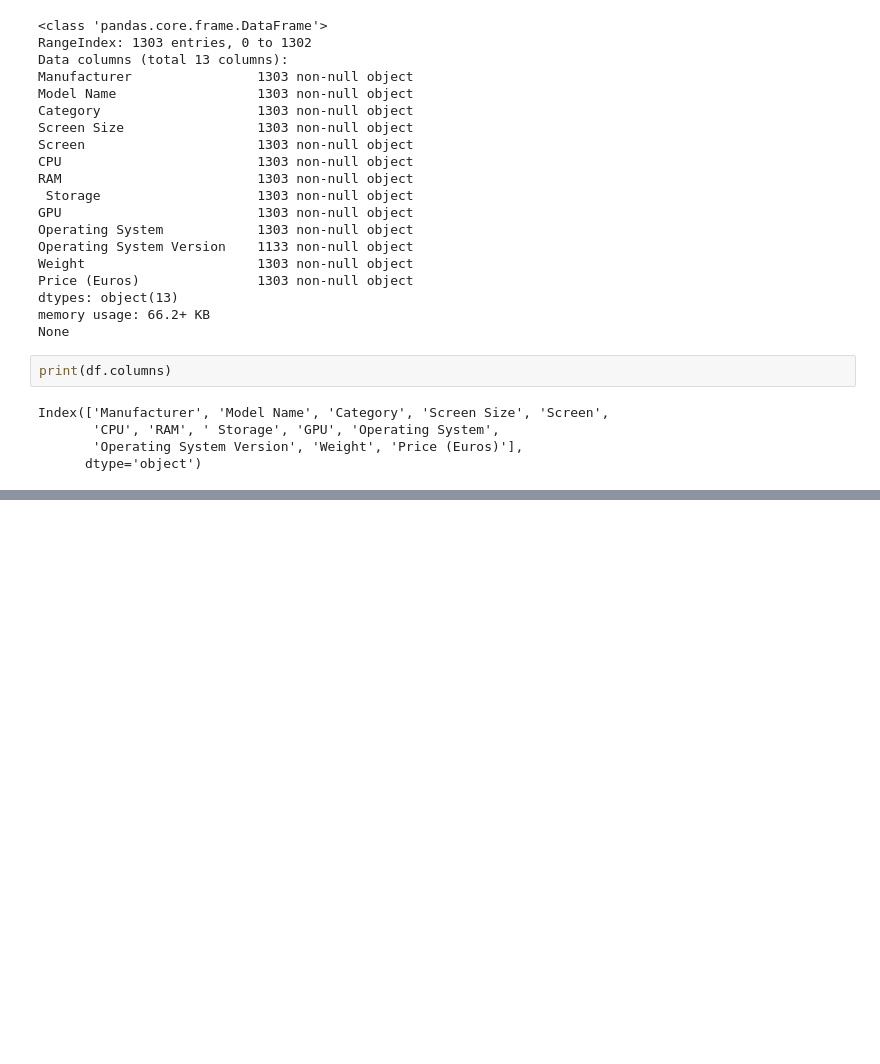
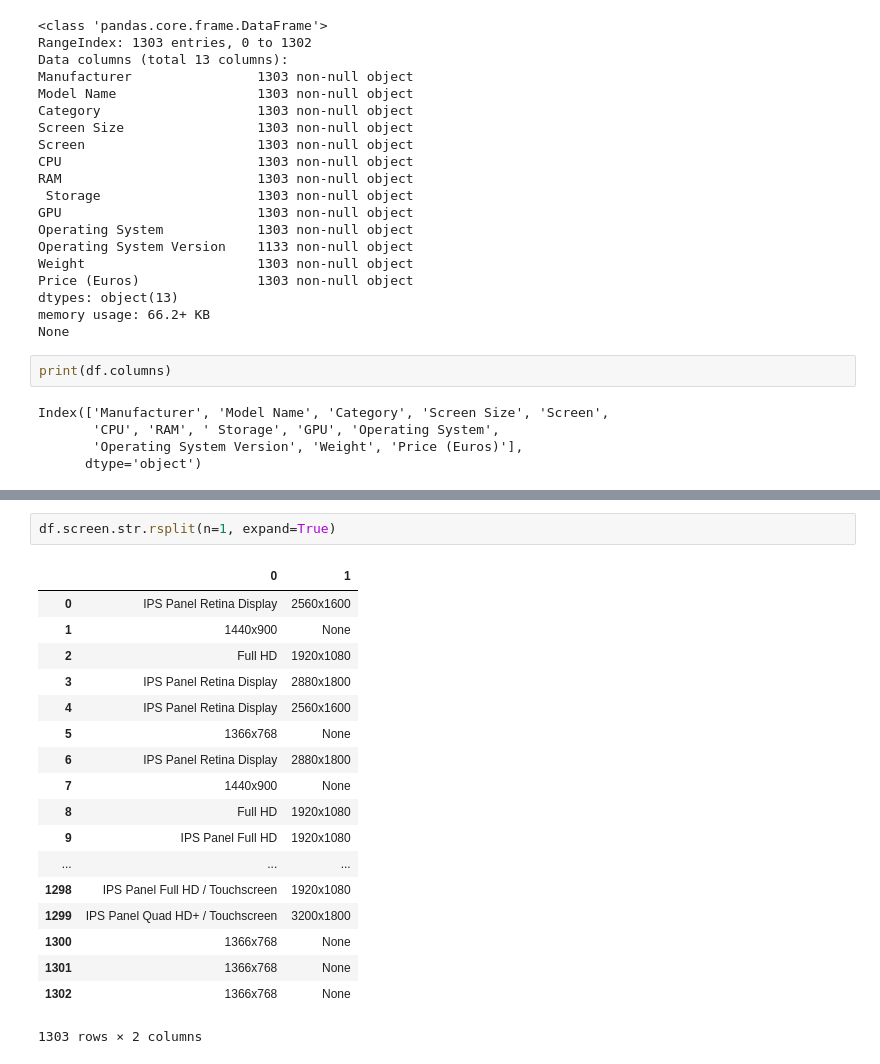
Before and after one commit to birdflyinhigh/notebook, a Jupyter notebook: 02_数据分析和可视化/01_Pandas和Numpy基础/02_pandas基础/03_data_clean.ipynb, the cells around one changed output, grey strips where cells are left out. Saved outputs shown, nothing was run; the diff lists cells and outputs as text; blank space fills up the shorter version.

```diff
--- a/02_数据分析和可视化/01_Pandas和Numpy基础/02_pandas基础/03_data_clean.ipynb
+++ b/02_数据分析和可视化/01_Pandas和Numpy基础/02_pandas基础/03_data_clean.ipynb
@@ -31,0 +302,21 @@ Index(['Manufacturer', 'Model Name', 'Category', 'Screen Size', 'Screen',
+# %%
+df.screen.str.rsplit(n=1, expand=True)
+# %% [output]
+|  | 0 | 1 |
+| 0 | IPS Panel Retina Display | 2560x1600 |
+| 1 | 1440x900 | None |
+| 2 | Full HD | 1920x1080 |
+| 3 | IPS Panel Retina Display | 2880x1800 |
+| 4 | IPS Panel Retina Display | 2560x1600 |
+| 5 | 1366x768 | None |
+| 6 | IPS Panel Retina Display | 2880x1800 |
+| 7 | 1440x900 | None |
+| 8 | Full HD | 1920x1080 |
+| 9 | IPS Panel Full HD | 1920x1080 |
+| ... | ... | ... |
+| 1298 | IPS Panel Full HD / Touchscreen | 1920x1080 |
+| 1299 | IPS Panel Quad HD+ / Touchscreen | 3200x1800 |
+| 1300 | 1366x768 | None |
+| 1301 | 1366x768 | None |
+| 1302 | 1366x768 | None |
+1303 rows × 2 columns
```
Also changed, not shown: parts of 38 cells of this notebook, 1 other file.
